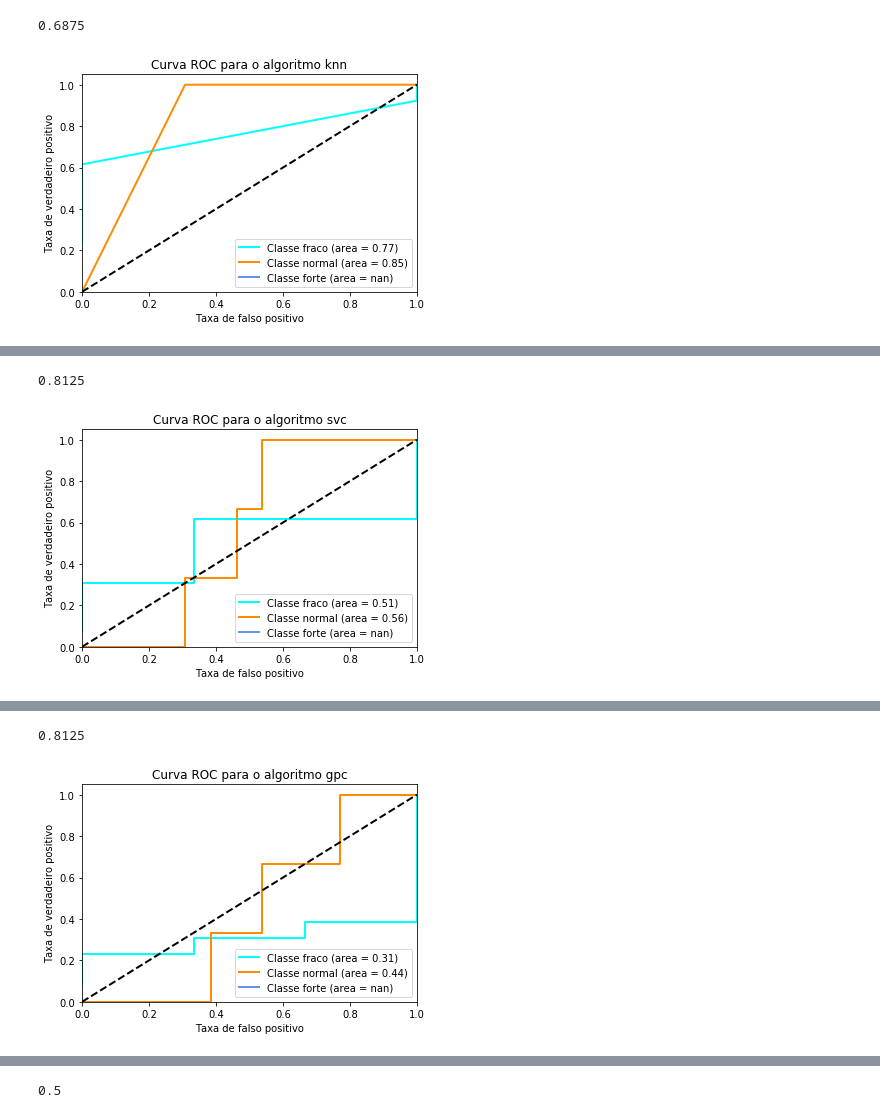
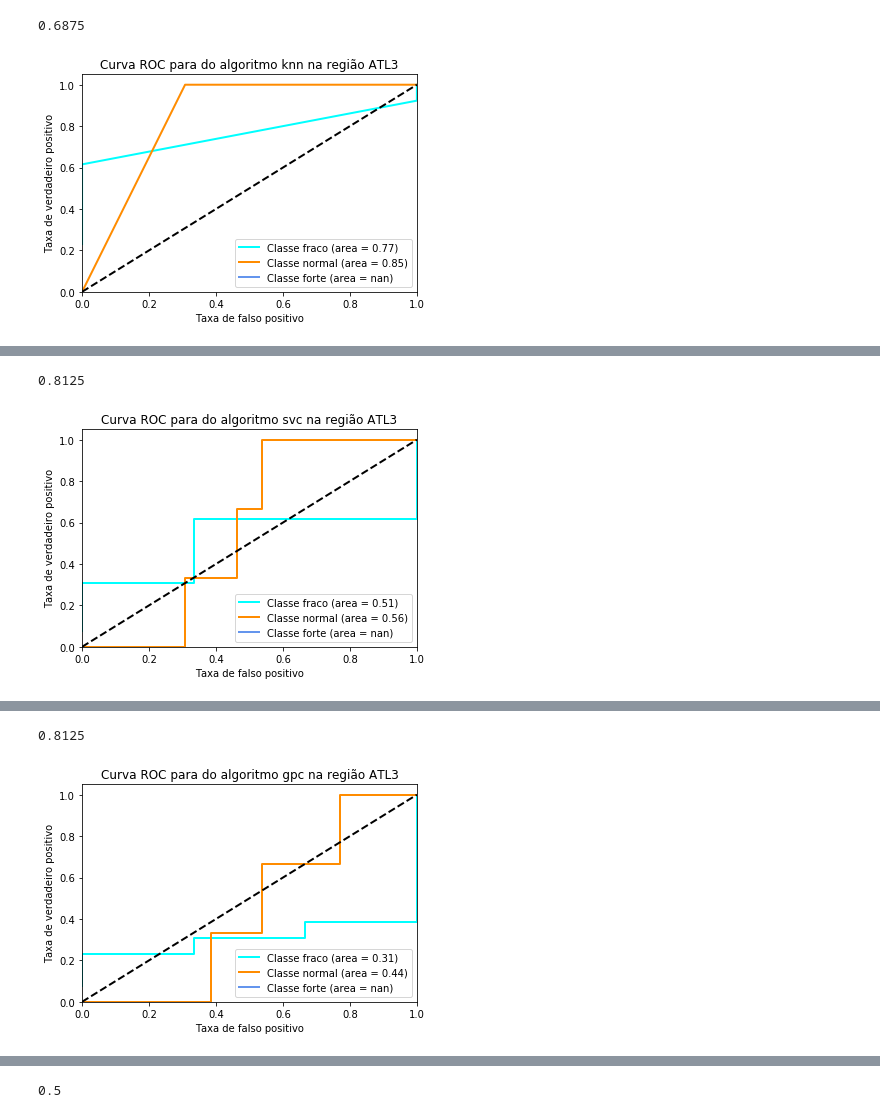
Before and after one commit to tiagotele/experimentos_oceanografia, a Jupyter notebook: Refactored.ipynb, the cells around one changed output, grey strips where cells are left out. Saved outputs shown, nothing was run; the diff lists cells and outputs as text; code cells hidden in the pictures.

Commit message:
Adding more info on roc graph

```diff
--- a/Refactored.ipynb
+++ b/Refactored.ipynb
@@ -114,9 +114,9 @@ metrics.accuracy_score(test_df['classes'], new_pred_class)
 # %% [output]
 0.6875
 # %%
-plot_roc(classifier, X_train, X_test, y_tr, y_tt, n_classes, algorithm="knn")
+plot_roc(classifier, X_train, X_test, y_tr, y_tt, n_classes, algorithm="knn", area="ATL3")
 # %% [output]
-[figure, old version]
+[figure, new version]
 # %%
 new_pred_class, classifier = test_svc(X_train,y_train, X_test)
 # %% [output]
@@ -141,9 +141,9 @@ metrics.accuracy_score(test_df['classes'], new_pred_class)
 # %% [output]
 0.8125
 # %%
-plot_roc(classifier, X_train, X_test, y_tr, y_tt, n_classes, algorithm="svc")
+plot_roc(classifier, X_train, X_test, y_tr, y_tt, n_classes, algorithm="svc", area="ATL3")
 # %% [output]
-[figure, old version]
+[figure, new version]
 # %%
 new_pred_class, classifier = test_gpc(X_train,y_train, X_test)
 # %% [output]
@@ -168,9 +168,9 @@ metrics.accuracy_score(test_df['classes'], new_pred_class)
 # %% [output]
 0.8125
 # %%
-plot_roc(classifier, X_train, X_test, y_tr, y_tt, n_classes, algorithm="gpc")
+plot_roc(classifier, X_train, X_test, y_tr, y_tt, n_classes, algorithm="gpc", area="ATL3")
 # %% [output]
-[figure, old version]
+[figure, new version]
 # %%
 new_pred_class, classifier = test_dtc(X_train,y_train, X_test)
 # %% [output]
```
Also changed, not shown: parts of 6 cells of this notebook, 1 other file.
